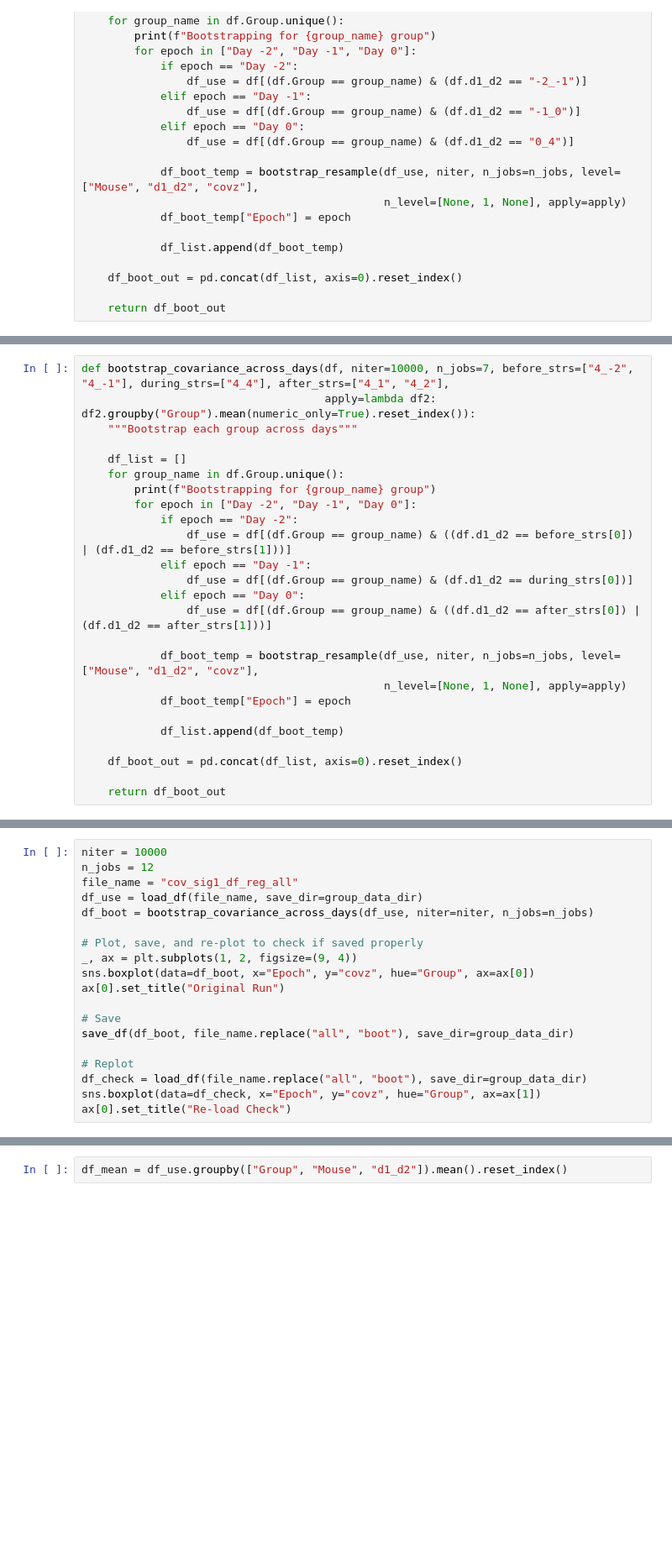
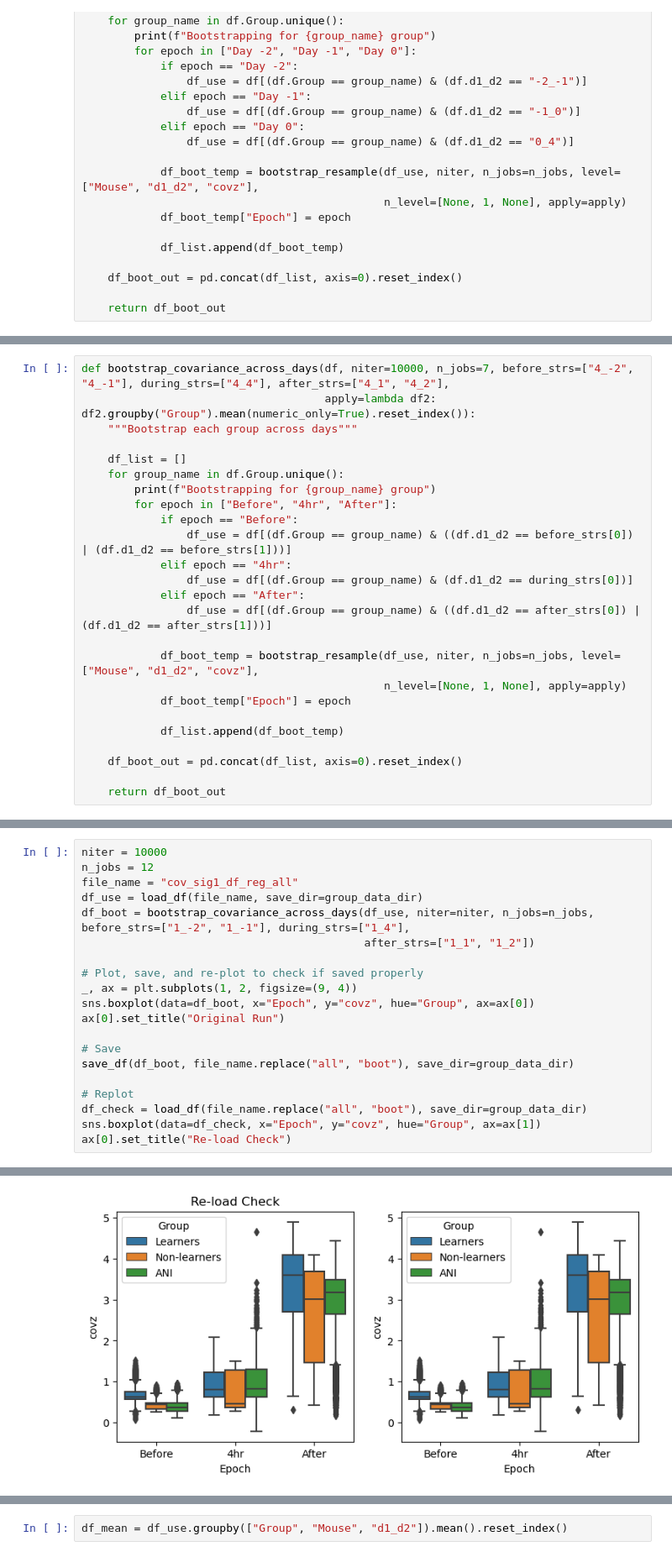
Before and after one commit to nkinsky/Eraser, a Jupyter notebook: Notebooks/covariance_bootstrap.ipynb, the cells around one changed output, grey strips where cells are left out. Shown at 84% size. Cells and saved outputs as stored; diff of their text form; blank space fills up the shorter version.

Commit message:
updated bootstrp for freeze cells tracked across days

```diff
--- a/Notebooks/covariance_bootstrap.ipynb
+++ b/Notebooks/covariance_bootstrap.ipynb
@@ -574,12 +566,12 @@ def bootstrap_covariance_across_days(df, niter=10000, n_jobs=7, before_strs=["4_
     df_list = []
     for group_name in df.Group.unique():
         print(f"Bootstrapping for {group_name} group")
-        for epoch in ["Day -2", "Day -1", "Day 0"]:
-            if epoch == "Day -2":
+        for epoch in ["Before", "4hr", "After"]:
+            if epoch == "Before":
                 df_use = df[(df.Group == group_name) & ((df.d1_d2 == before_strs[0]) | (df.d1_d2 == before_strs[1]))]
-            elif epoch == "Day -1":
+            elif epoch == "4hr":
                 df_use = df[(df.Group == group_name) & (df.d1_d2 == during_strs[0])]
-            elif epoch == "Day 0":
+            elif epoch == "After":
                 df_use = df[(df.Group == group_name) & ((df.d1_d2 == after_strs[0]) | (df.d1_d2 == after_strs[1]))]
 
             df_boot_temp = bootstrap_resample(df_use, niter, n_jobs=n_jobs, level=["Mouse", "d1_d2", "covz"],
@@ -615,7 +614,8 @@ niter = 10000
 n_jobs = 12
 file_name = "cov_sig1_df_reg_all"
 df_use = load_df(file_name, save_dir=group_data_dir)
-df_boot = bootstrap_covariance_across_days(df_use, niter=niter, n_jobs=n_jobs)
+df_boot = bootstrap_covariance_across_days(df_use, niter=niter, n_jobs=n_jobs, before_strs=["1_-2", "1_-1"], during_strs=["1_4"],
+                                           after_strs=["1_1", "1_2"])
 
 # Plot, save, and re-plot to check if saved properly
 _, ax = plt.subplots(1, 2, figsize=(9, 4))
@@ -629,3 +629,4 @@ save_df(df_boot, file_name.replace("all", "boot"), save_dir=group_data_dir)
 df_check = load_df(file_name.replace("all", "boot"), save_dir=group_data_dir)
 sns.boxplot(data=df_check, x="Epoch", y="covz", hue="Group", ax=ax[1])
 ax[0].set_title("Re-load Check")
+# %% [output]
@@ -631,0 +638 @@ ax[0].set_title("Re-load Check")
+[figure, added]
```
Also changed, not shown: parts of 15 cells of this notebook.
